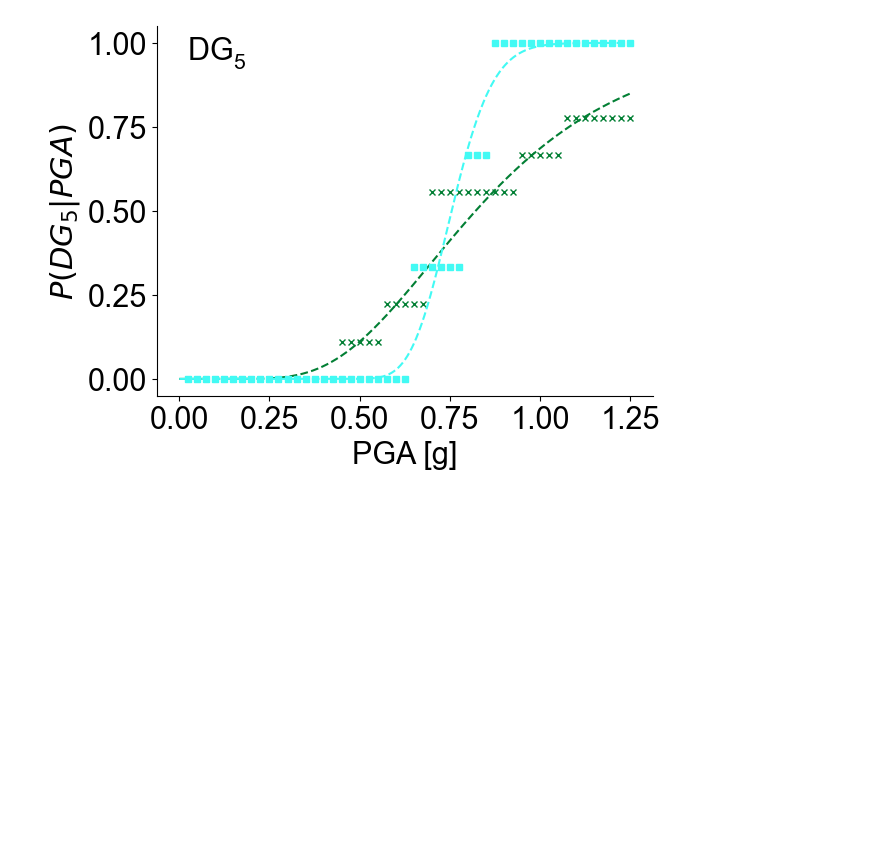
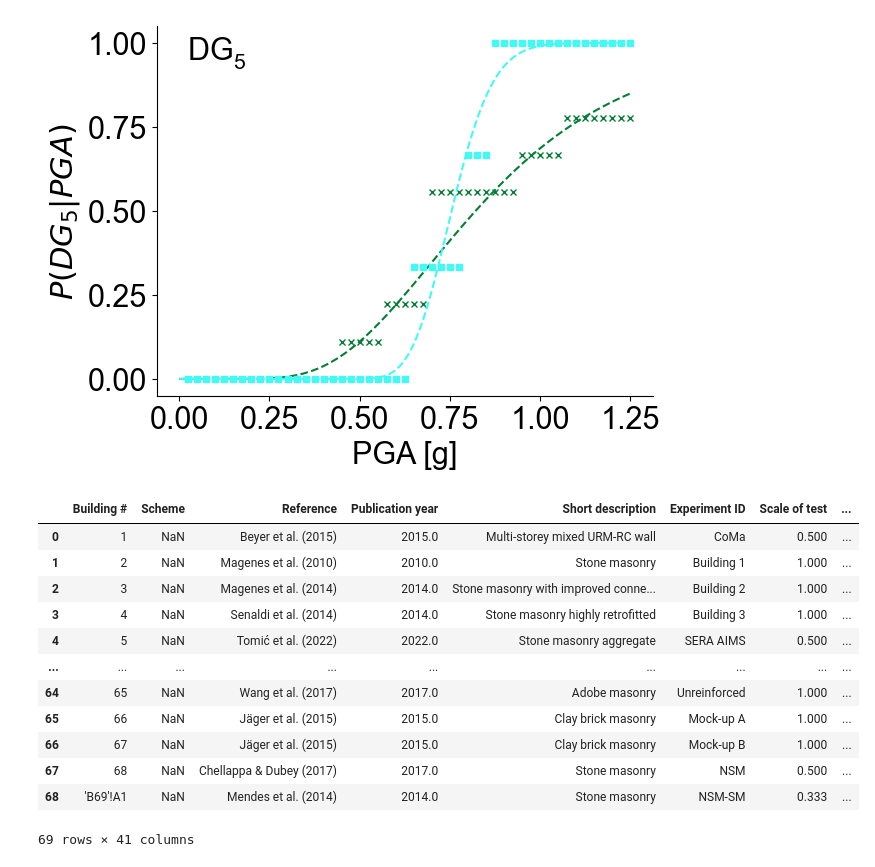
Before and after one commit to EPFL-ENAC/eesd-mast, a Jupyter notebook: backend/scripts/Plots_from_Database_v01.ipynb, the cells around one changed output. Drawn from its saved outputs; the diff is of its cells as text; code cells hidden in the pictures; blank space fills up the shorter version.

```diff
--- a/scripts/Plots_from_Database_v01.ipynb
+++ b/backend/scripts/Plots_from_Database_v01.ipynb
@@ -1713,3 +1713,19 @@ DG5 - beta_Brick-Flexible:  0.41
 DG5 - theta_Brick-Rigid:  0.75
 DG5 - beta_Brick-Rigid:  0.12
 [figure]
+# %%
+Database_summary
+# %% [output]
+|  | Building # | Scheme | Reference | Publication year | Short description | Experiment ID | Scale of test | ... |
+| 0 | 1 | NaN | Beyer et al. (2015) | 2015.0 | Multi-storey mixed URM-RC wall | CoMa | 0.500 | ... |
+| 1 | 2 | NaN | Magenes et al. (2010) | 2010.0 | Stone masonry | Building 1 | 1.000 | ... |
+| 2 | 3 | NaN | Magenes et al. (2014) | 2014.0 | Stone masonry with improved conne... | Building 2 | 1.000 | ... |
+| 3 | 4 | NaN | Senaldi et al. (2014) | 2014.0 | Stone masonry highly retrofitted | Building 3 | 1.000 | ... |
+| 4 | 5 | NaN | Tomić et al. (2022) | 2022.0 | Stone masonry aggregate | SERA AIMS | 0.500 | ... |
+| ... | ... | ... | ... | ... | ... | ... | ... | ... |
+| 64 | 65 | NaN | Wang et al. (2017) | 2017.0 | Adobe masonry | Unreinforced | 1.000 | ... |
+| 65 | 66 | NaN | Jäger et al. (2015) | 2015.0 | Clay brick masonry | Mock-up A | 1.000 | ... |
+| 66 | 67 | NaN | Jäger et al. (2015) | 2015.0 | Clay brick masonry | Mock-up B | 1.000 | ... |
+| 67 | 68 | NaN | Chellappa & Dubey (2017) | 2017.0 | Stone masonry | NSM | 0.500 | ... |
+| 68 | 'B69'!A1 | NaN | Mendes et al. (2014) | 2014.0 | Stone masonry | NSM-SM | 0.333 | ... |
+69 rows × 41 columns
```
Also changed, not shown: parts of 3 cells of this notebook, 35 other files.
